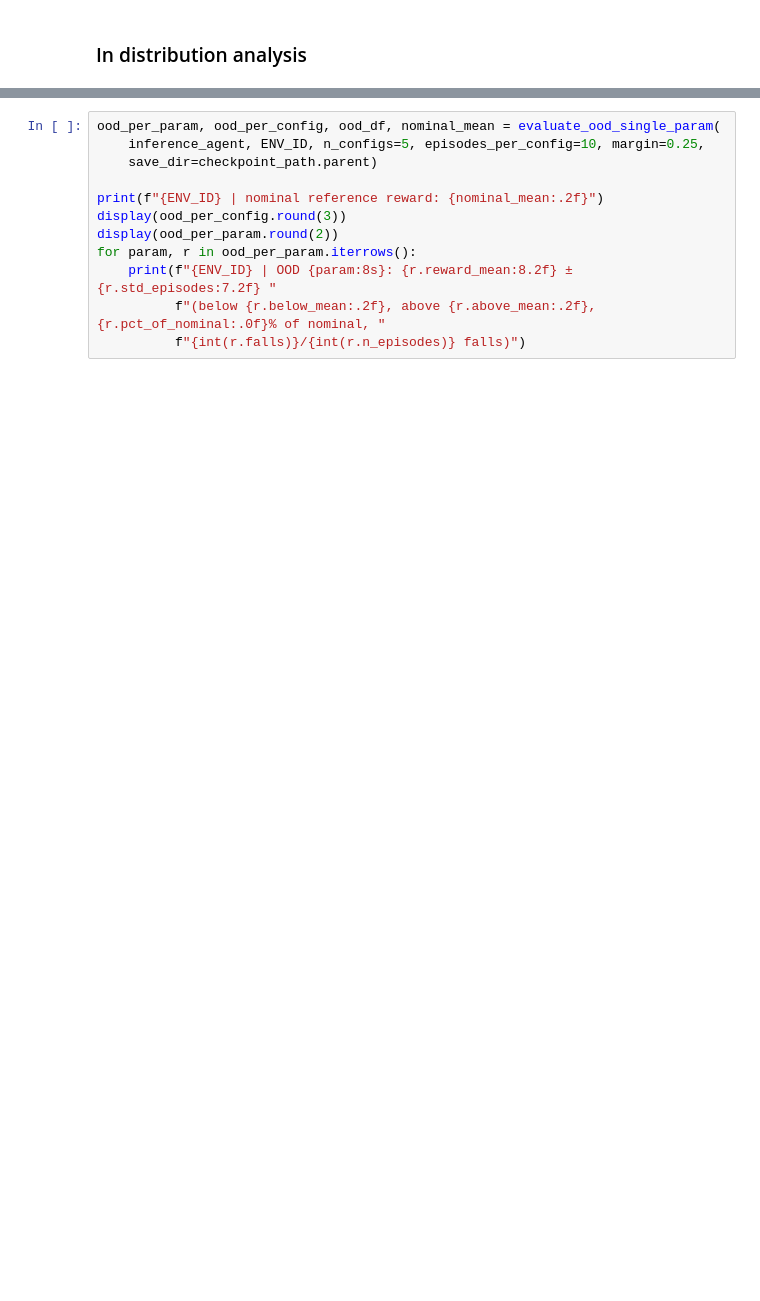
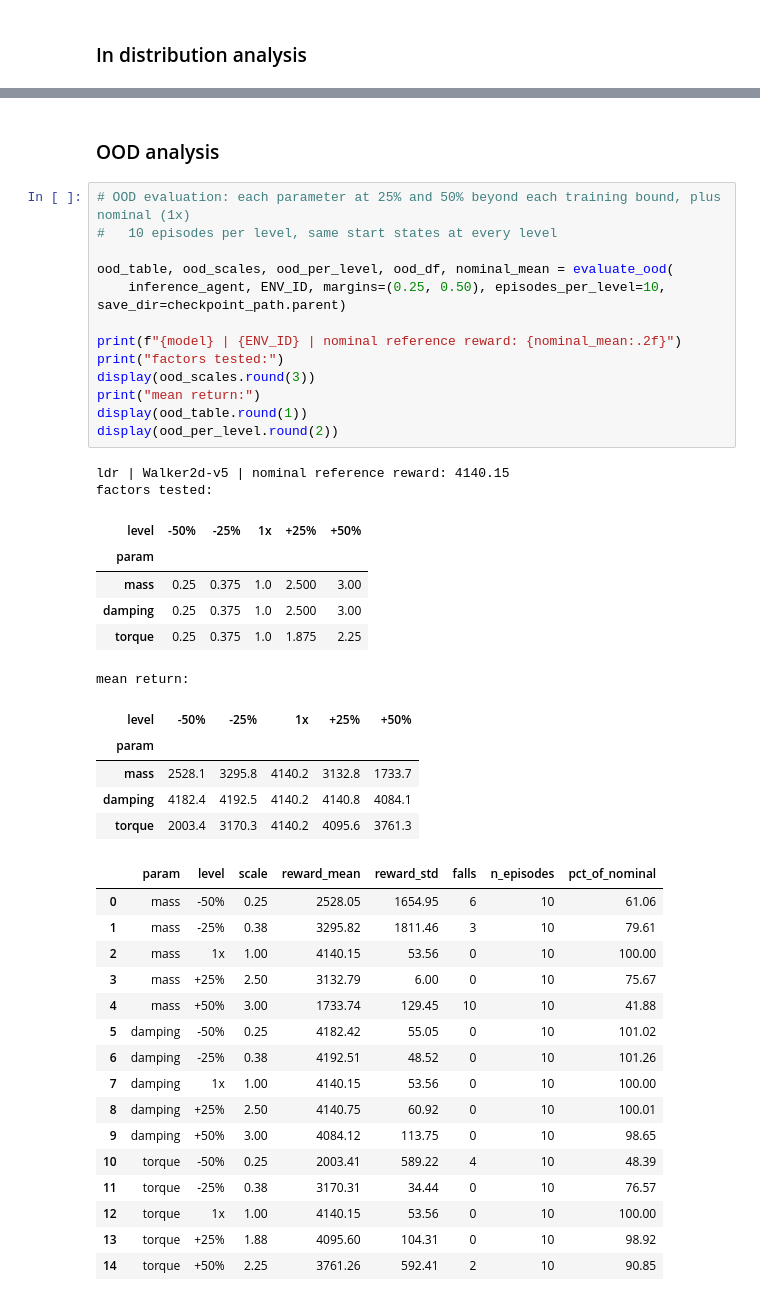
Before and after one commit to gcsarker/uclr, a Jupyter notebook: results.ipynb, the cells around one changed output, grey strips where cells are left out. Cells and saved outputs as stored; diff of their text form; blank space fills up the shorter version.

```diff
--- a/results.ipynb
+++ b/results.ipynb
@@ -650,12 +829,45 @@ Hopper-v5 | In-distribution reward over 50 episodes: 2434.60 ± 790.01 (std over
+# %% [markdown]
+### OOD analysis
 # %%
-ood_per_param, ood_per_config, ood_df, nominal_mean = evaluate_ood_single_param(
-    inference_agent, ENV_ID, n_configs=5, episodes_per_config=10, margin=0.25,
-    save_dir=checkpoint_path.parent)
+# OOD evaluation: each parameter at 25% and 50% beyond each training bound, plus nominal (1x)
+#   10 episodes per level, same start states at every level
 
-print(f"{ENV_ID} | nominal reference reward: {nominal_mean:.2f}")
-display(ood_per_config.round(3))
-display(ood_per_param.round(2))
-for param, r in ood_per_param.iterrows():
-    print(f"{ENV_ID} | OOD {param:8s}: {r.reward_mean:8.2f} ± {r.std_episodes:7.2f} "
-          f"(below {r.below_mean:.2f}, above {r.above_mean:.2f}, {r.pct_of_nominal:.0f}% of nominal, "
-          f"{int(r.falls)}/{int(r.n_episodes)} falls)")
+ood_table, ood_scales, ood_per_level, ood_df, nominal_mean = evaluate_ood(
+    inference_agent, ENV_ID, margins=(0.25, 0.50), episodes_per_level=10, save_dir=checkpoint_path.parent)
+
+print(f"{model} | {ENV_ID} | nominal reference reward: {nominal_mean:.2f}")
+print("factors tested:")
+display(ood_scales.round(3))
+print("mean return:")
+display(ood_table.round(1))
+display(ood_per_level.round(2))
+# %% [output]
+ldr | Walker2d-v5 | nominal reference reward: 4140.15
+factors tested:
+| level | -50% | -25% | 1x | +25% | +50% |
+| param |  |  |  |  |  |
+| mass | 0.25 | 0.375 | 1.0 | 2.500 | 3.00 |
+| damping | 0.25 | 0.375 | 1.0 | 2.500 | 3.00 |
+| torque | 0.25 | 0.375 | 1.0 | 1.875 | 2.25 |
+mean return:
+| level | -50% | -25% | 1x | +25% | +50% |
+| param |  |  |  |  |  |
+| mass | 2528.1 | 3295.8 | 4140.2 | 3132.8 | 1733.7 |
+| damping | 4182.4 | 4192.5 | 4140.2 | 4140.8 | 4084.1 |
+| torque | 2003.4 | 3170.3 | 4140.2 | 4095.6 | 3761.3 |
+|  | param | level | scale | reward_mean | reward_std | falls | n_episodes | pct_of_nominal |
+| 0 | mass | -50% | 0.25 | 2528.05 | 1654.95 | 6 | 10 | 61.06 |
+| 1 | mass | -25% | 0.38 | 3295.82 | 1811.46 | 3 | 10 | 79.61 |
+| 2 | mass | 1x | 1.00 | 4140.15 | 53.56 | 0 | 10 | 100.00 |
+| 3 | mass | +25% | 2.50 | 3132.79 | 6.00 | 0 | 10 | 75.67 |
+| 4 | mass | +50% | 3.00 | 1733.74 | 129.45 | 10 | 10 | 41.88 |
+| 5 | damping | -50% | 0.25 | 4182.42 | 55.05 | 0 | 10 | 101.02 |
+| 6 | damping | -25% | 0.38 | 4192.51 | 48.52 | 0 | 10 | 101.26 |
+| 7 | damping | 1x | 1.00 | 4140.15 | 53.56 | 0 | 10 | 100.00 |
+| 8 | damping | +25% | 2.50 | 4140.75 | 60.92 | 0 | 10 | 100.01 |
+| 9 | damping | +50% | 3.00 | 4084.12 | 113.75 | 0 | 10 | 98.65 |
+| 10 | torque | -50% | 0.25 | 2003.41 | 589.22 | 4 | 10 | 48.39 |
+| 11 | torque | -25% | 0.38 | 3170.31 | 34.44 | 0 | 10 | 76.57 |
+| 12 | torque | 1x | 1.00 | 4140.15 | 53.56 | 0 | 10 | 100.00 |
+| 13 | torque | +25% | 1.88 | 4095.60 | 104.31 | 0 | 10 | 98.92 |
+| 14 | torque | +50% | 2.25 | 3761.26 | 592.41 | 2 | 10 | 90.85 |
```
Also changed, not shown: parts of 12 cells of this notebook, 9 other files.
